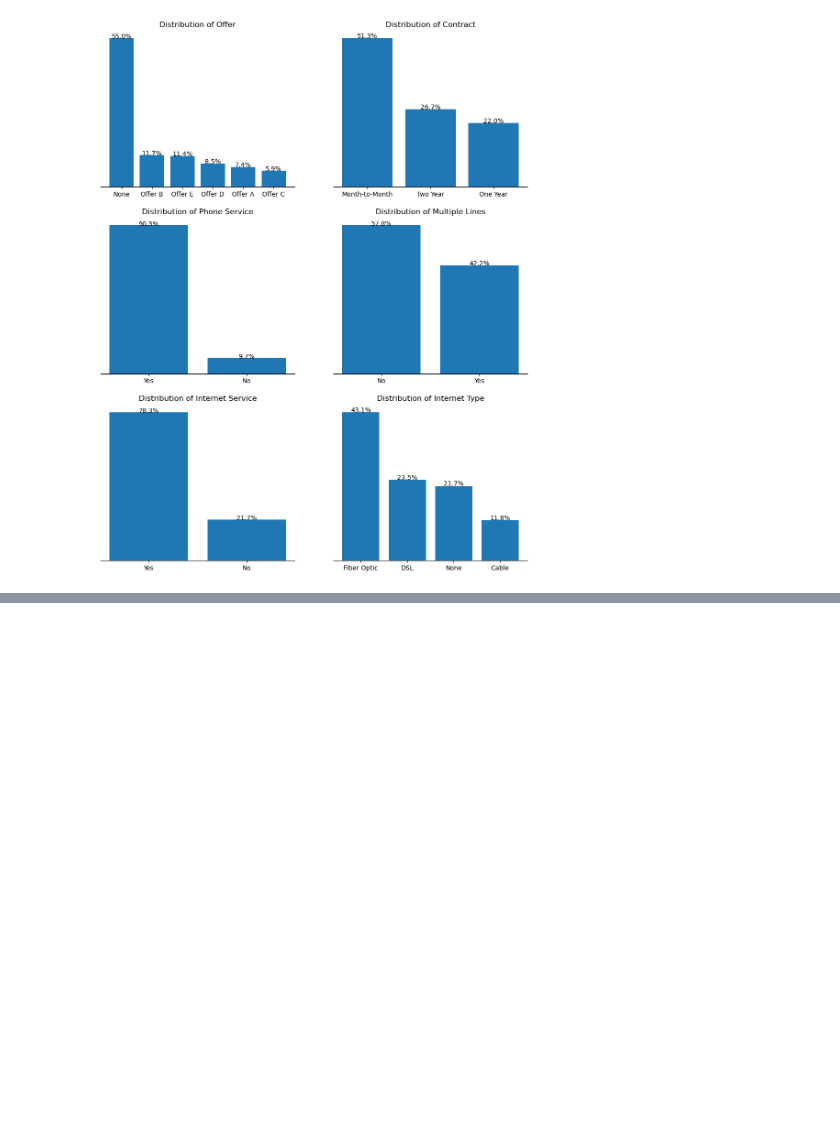
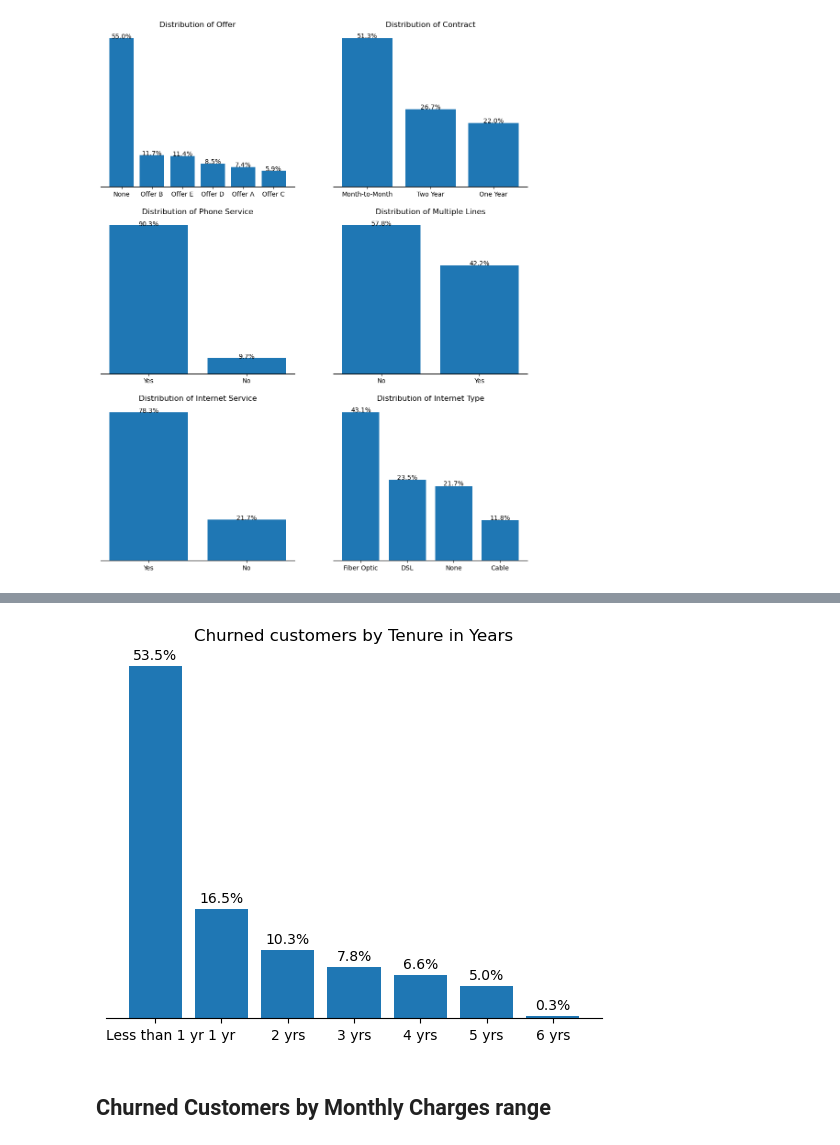
Before and after one commit to valezenwanne/Telecom_Customer_Churn_Prediction, a Jupyter notebook: Telecom_Customer_Churn_Prediction.ipynb, the cells around one changed output, grey strips where cells are left out. Drawn from its saved outputs; the diff is of its cells as text; code cells hidden in the pictures; blank space fills up the shorter version.

```diff
--- a/Telecom_Customer_Churn_Prediction.ipynb
+++ b/Telecom_Customer_Churn_Prediction.ipynb
@@ -549,0 +561,2 @@ plt.show()
+# %%
+churn_df = df[df['Customer Status']=="Churned"]
@@ -549,0 +625,2 @@ plt.show()
+# %%
+churn_tenure = churn_df.groupby(['Tenure in Years']).agg(total_customers=('Customer ID', 'count')).sort_values('total_customers', ascending=False)
@@ -549,0 +639,21 @@ plt.show()
+# %%
+fig, ax = plt.subplots()
+ax.bar(x=churn_tenure.index, height=churn_tenure['total_customers'])
+
+#add title
+ax.set_title('Churned customers by Tenure in Years')
+
+#remove spines
+ax.spines[['right', 'top', 'left']].set_visible(False)
+
+#remove yaxis
+ax.yaxis.set_visible(False)
+
+#adding annotation
+for index, values in enumerate(churn_tenure['total_customers'].values):
+    ax.annotate(str(round((values/len(churn_df))*100, 1))+'%', xy=(index, values+30), ha='center', va='center')
+plt.show()
+# %% [output]
+[figure, added]
+# %% [markdown]
+## Churned Customers by Monthly Charges range
```
Also changed, not shown: parts of 24 cells of this notebook.
